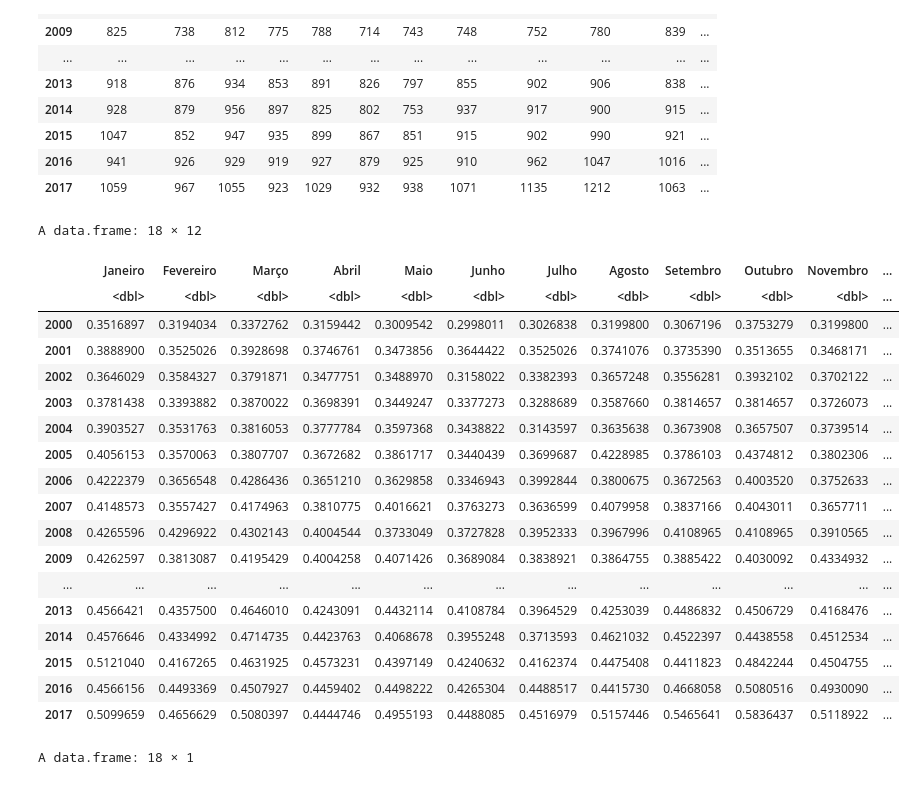
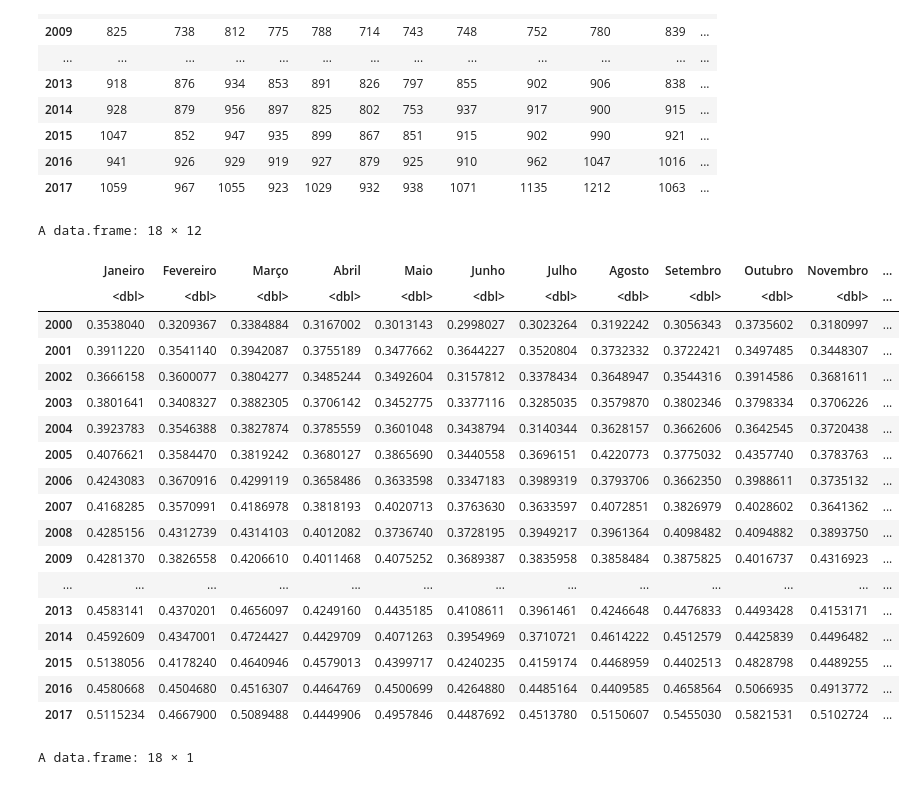
Before and after one commit to jamissonfreitas/IN1119, a Jupyter notebook: analise_mes_ano_testes.ipynb, the cells around one changed output. Saved outputs shown, nothing was run; the diff lists cells and outputs as text; code cells hidden in the pictures.

```diff
--- a/analise_mes_ano_testes.ipynb
+++ b/analise_mes_ano_testes.ipynb
@@ -47,28 +31,28 @@ A data.frame: 18 × 12
 | 2016 | 941 | 926 | 929 | 919 | 927 | 879 | 925 | 910 | 962 | 1047 | 1016 | ... |
 | 2017 | 1059 | 967 | 1055 | 923 | 1029 | 932 | 938 | 1071 | 1135 | 1212 | 1063 | ... |
 # %%
-df_obitos_normalizado <- read.csv('df_obitos_normalizado.csv', row.names = 1, sep = ';')
-df_obitos_normalizado
+df_obitos_proporcao <- read.csv('df_obitos_proporcao.csv', row.names = 1, sep = ';')
+df_obitos_proporcao
 # %% [output]
 A data.frame: 18 × 12
 |  | Janeiro | Fevereiro | Março | Abril | Maio | Junho | Julho | Agosto | Setembro | Outubro | Novembro | ... |
 |  | <dbl> | <dbl> | <dbl> | <dbl> | <dbl> | <dbl> | <dbl> | <dbl> | <dbl> | <dbl> | <dbl> | ... |
-| 2000 | 0.3516897 | 0.3194034 | 0.3372762 | 0.3159442 | 0.3009542 | 0.2998011 | 0.3026838 | 0.3199800 | 0.3067196 | 0.3753279 | 0.3199800 | ... |
-| 2001 | 0.3888900 | 0.3525026 | 0.3928698 | 0.3746761 | 0.3473856 | 0.3644422 | 0.3525026 | 0.3741076 | 0.3735390 | 0.3513655 | 0.3468171 | ... |
-| 2002 | 0.3646029 | 0.3584327 | 0.3791871 | 0.3477751 | 0.3488970 | 0.3158022 | 0.3382393 | 0.3657248 | 0.3556281 | 0.3932102 | 0.3702122 | ... |
-| 2003 | 0.3781438 | 0.3393882 | 0.3870022 | 0.3698391 | 0.3449247 | 0.3377273 | 0.3288689 | 0.3587660 | 0.3814657 | 0.3814657 | 0.3726073 | ... |
-| 2004 | 0.3903527 | 0.3531763 | 0.3816053 | 0.3777784 | 0.3597368 | 0.3438822 | 0.3143597 | 0.3635638 | 0.3673908 | 0.3657507 | 0.3739514 | ... |
-| 2005 | 0.4056153 | 0.3570063 | 0.3807707 | 0.3672682 | 0.3861717 | 0.3440439 | 0.3699687 | 0.4228985 | 0.3786103 | 0.4374812 | 0.3802306 | ... |
-| 2006 | 0.4222379 | 0.3656548 | 0.4286436 | 0.3651210 | 0.3629858 | 0.3346943 | 0.3992844 | 0.3800675 | 0.3672563 | 0.4003520 | 0.3752633 | ... |
-| 2007 | 0.4148573 | 0.3557427 | 0.4174963 | 0.3810775 | 0.4016621 | 0.3763273 | 0.3636599 | 0.4079958 | 0.3837166 | 0.4043011 | 0.3657711 | ... |
-| 2008 | 0.4265596 | 0.4296922 | 0.4302143 | 0.4004544 | 0.3733049 | 0.3727828 | 0.3952333 | 0.3967996 | 0.4108965 | 0.4108965 | 0.3910565 | ... |
-| 2009 | 0.4262597 | 0.3813087 | 0.4195429 | 0.4004258 | 0.4071426 | 0.3689084 | 0.3838921 | 0.3864755 | 0.3885422 | 0.4030092 | 0.4334932 | ... |
+| 2000 | 0.3538040 | 0.3209367 | 0.3384884 | 0.3167002 | 0.3013143 | 0.2998027 | 0.3023264 | 0.3192242 | 0.3056343 | 0.3735602 | 0.3180997 | ... |
+| 2001 | 0.3911220 | 0.3541140 | 0.3942087 | 0.3755189 | 0.3477662 | 0.3644227 | 0.3520804 | 0.3732332 | 0.3722421 | 0.3497485 | 0.3448307 | ... |
+| 2002 | 0.3666158 | 0.3600077 | 0.3804277 | 0.3485244 | 0.3492604 | 0.3157812 | 0.3378434 | 0.3648947 | 0.3544316 | 0.3914586 | 0.3681611 | ... |
+| 2003 | 0.3801641 | 0.3408327 | 0.3882305 | 0.3706142 | 0.3452775 | 0.3377116 | 0.3285035 | 0.3579870 | 0.3802346 | 0.3798334 | 0.3706226 | ... |
+| 2004 | 0.3923783 | 0.3546388 | 0.3827874 | 0.3785559 | 0.3601048 | 0.3438794 | 0.3140344 | 0.3628157 | 0.3662606 | 0.3642545 | 0.3720438 | ... |
+| 2005 | 0.4076621 | 0.3584470 | 0.3819242 | 0.3680127 | 0.3865690 | 0.3440558 | 0.3696151 | 0.4220773 | 0.3775032 | 0.4357740 | 0.3783763 | ... |
+| 2006 | 0.4243083 | 0.3670916 | 0.4299119 | 0.3658486 | 0.3633598 | 0.3347183 | 0.3989319 | 0.3793706 | 0.3662350 | 0.3988611 | 0.3735132 | ... |
+| 2007 | 0.4168285 | 0.3570991 | 0.4186978 | 0.3818193 | 0.4020713 | 0.3763630 | 0.3633597 | 0.4072851 | 0.3826979 | 0.4028602 | 0.3641362 | ... |
+| 2008 | 0.4285156 | 0.4312739 | 0.4314103 | 0.4012082 | 0.3736740 | 0.3728195 | 0.3949217 | 0.3961364 | 0.4098482 | 0.4094882 | 0.3893750 | ... |
+| 2009 | 0.4281370 | 0.3826558 | 0.4206610 | 0.4011468 | 0.4075252 | 0.3689387 | 0.3835958 | 0.3858484 | 0.3875825 | 0.4016737 | 0.4316923 | ... |
 | ... | ... | ... | ... | ... | ... | ... | ... | ... | ... | ... | ... | ... |
-| 2013 | 0.4566421 | 0.4357500 | 0.4646010 | 0.4243091 | 0.4432114 | 0.4108784 | 0.3964529 | 0.4253039 | 0.4486832 | 0.4506729 | 0.4168476 | ... |
-| 2014 | 0.4576646 | 0.4334992 | 0.4714735 | 0.4423763 | 0.4068678 | 0.3955248 | 0.3713593 | 0.4621032 | 0.4522397 | 0.4438558 | 0.4512534 | ... |
-| 2015 | 0.5121040 | 0.4167265 | 0.4631925 | 0.4573231 | 0.4397149 | 0.4240632 | 0.4162374 | 0.4475408 | 0.4411823 | 0.4842244 | 0.4504755 | ... |
-| 2016 | 0.4566156 | 0.4493369 | 0.4507927 | 0.4459402 | 0.4498222 | 0.4265304 | 0.4488517 | 0.4415730 | 0.4668058 | 0.5080516 | 0.4930090 | ... |
-| 2017 | 0.5099659 | 0.4656629 | 0.5080397 | 0.4444746 | 0.4955193 | 0.4488085 | 0.4516979 | 0.5157446 | 0.5465641 | 0.5836437 | 0.5118922 | ... |
+| 2013 | 0.4583141 | 0.4370201 | 0.4656097 | 0.4249160 | 0.4435185 | 0.4108611 | 0.3961461 | 0.4246648 | 0.4476833 | 0.4493428 | 0.4153171 | ... |
+| 2014 | 0.4592609 | 0.4347001 | 0.4724427 | 0.4429709 | 0.4071263 | 0.3954969 | 0.3710721 | 0.4614222 | 0.4512579 | 0.4425839 | 0.4496482 | ... |
+| 2015 | 0.5138056 | 0.4178240 | 0.4640946 | 0.4579013 | 0.4399717 | 0.4240235 | 0.4159174 | 0.4468959 | 0.4402513 | 0.4828798 | 0.4489255 | ... |
+| 2016 | 0.4580668 | 0.4504680 | 0.4516307 | 0.4464769 | 0.4500699 | 0.4264880 | 0.4485164 | 0.4409585 | 0.4658564 | 0.5066935 | 0.4913772 | ... |
+| 2017 | 0.5115234 | 0.4667900 | 0.5089488 | 0.4449906 | 0.4957846 | 0.4487692 | 0.4513780 | 0.5150607 | 0.5455030 | 0.5821531 | 0.5102724 | ... |
 # %%
 df_populacao <- read.csv('df_populacao.csv', row.names = 1, sep = ';')
 df_populacao
```
Also changed, not shown: parts of 6 cells of this notebook.
